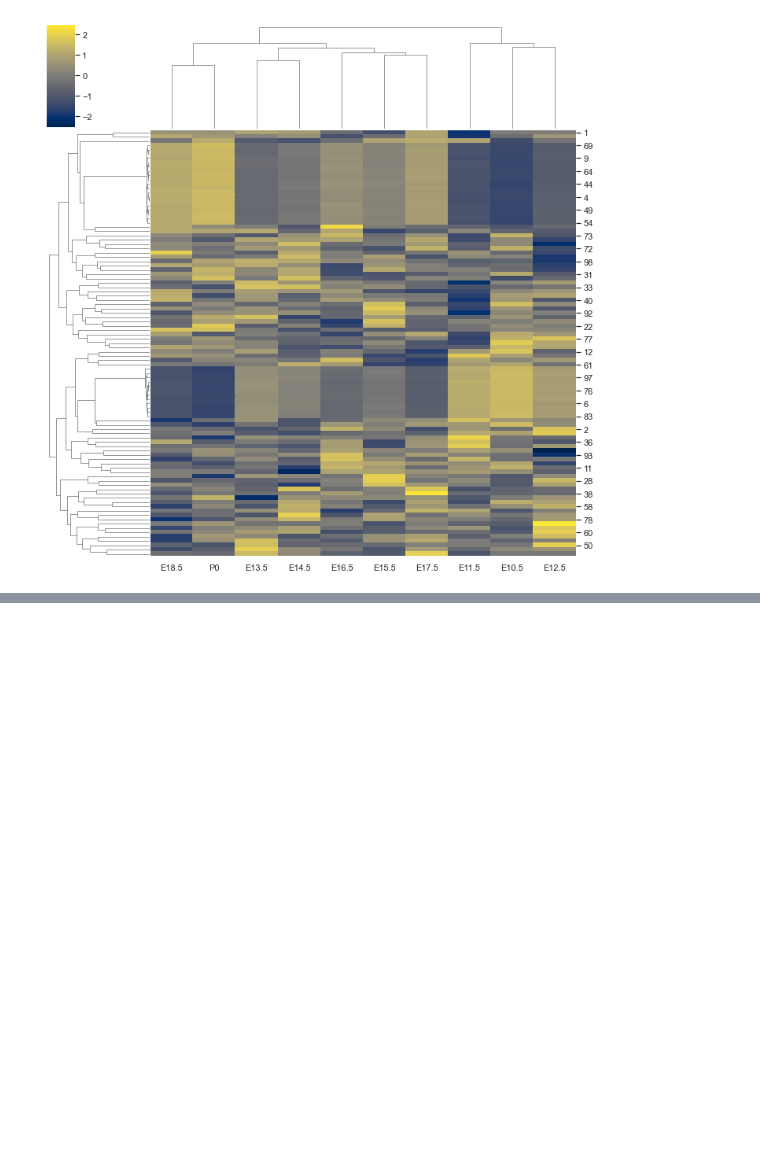
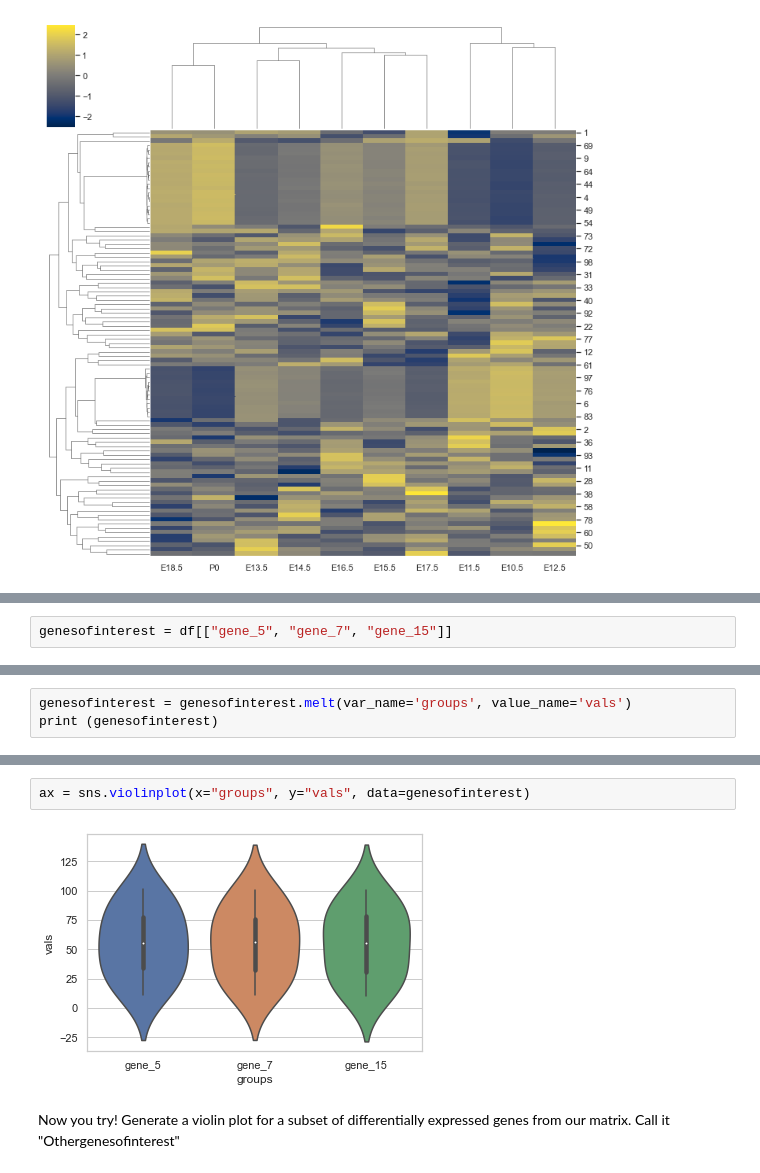
Before and after one commit to kwendt3/Fourier, a Jupyter notebook: RNAseq.ipynb, the cells around one changed output, grey strips where cells are left out. Drawn from its saved outputs; the diff is of its cells as text; blank space fills up the shorter version.

```diff
--- a/RNAseq.ipynb
+++ b/RNAseq.ipynb
@@ -61,0 +86,2 @@ g = sns.clustermap(rows, z_score=0, cmap='cividis', xticklabels=y_axis_labels)
+# %%
+genesofinterest = df[["gene_5", "gene_7", "gene_15"]]
@@ -61,0 +97,3 @@ g = sns.clustermap(rows, z_score=0, cmap='cividis', xticklabels=y_axis_labels)
+# %%
+genesofinterest = genesofinterest.melt(var_name='groups', value_name='vals')
+print (genesofinterest)
@@ -61,0 +118,6 @@ g = sns.clustermap(rows, z_score=0, cmap='cividis', xticklabels=y_axis_labels)
+# %%
+ax = sns.violinplot(x="groups", y="vals", data=genesofinterest)
+# %% [output]
+[figure, added]
+# %% [markdown]
+Now you try! Generate a violin plot for a subset of differentially expressed genes from our matrix.  Call it "Othergenesofinterest"
```
Also changed, not shown: parts of 10 cells of this notebook.
